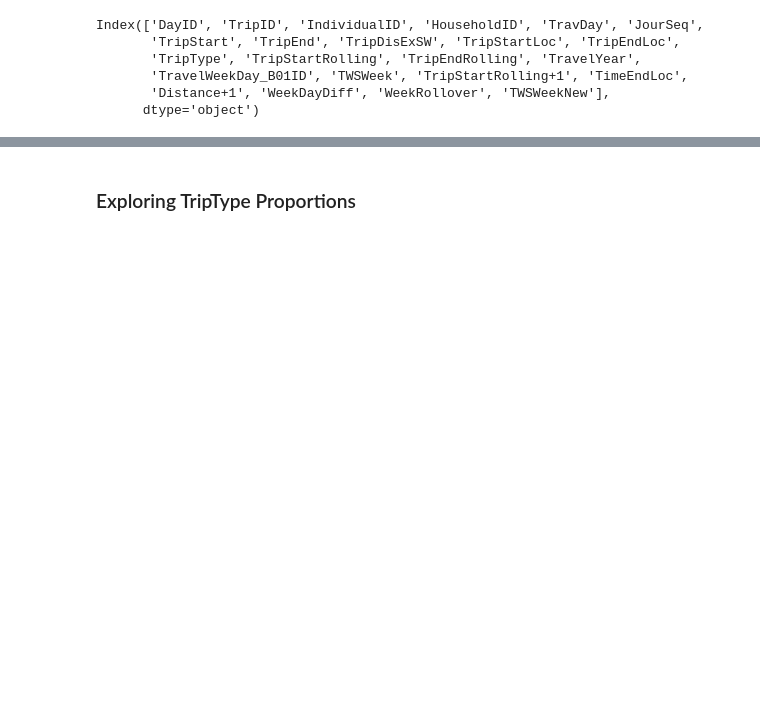
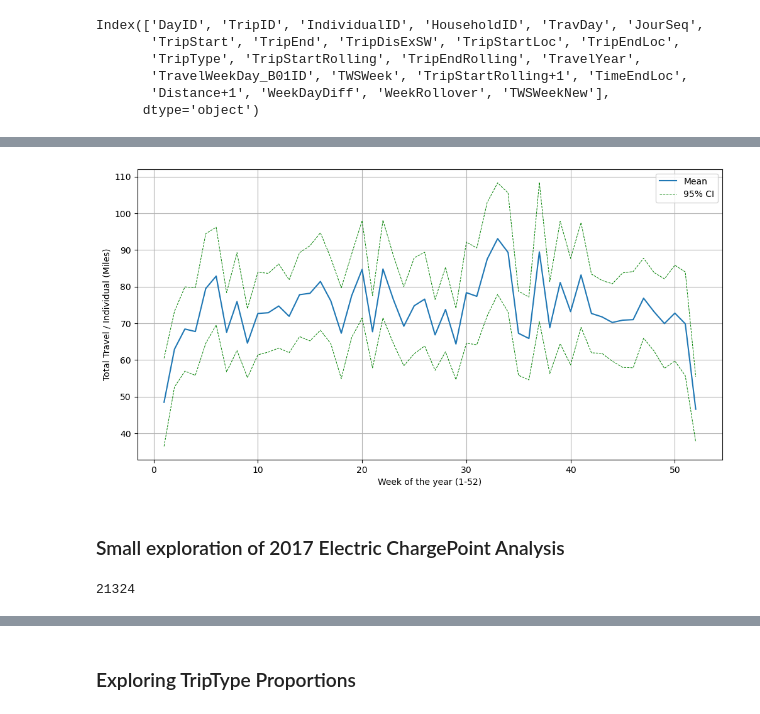
Before and after one commit to andriysinclair/SimulatingEVDemand, a Jupyter notebook: exploration.ipynb, the cells around one changed output, grey strips where cells are left out. Cells and saved outputs as stored; diff of their text form; code cells hidden in the pictures; blank space fills up the shorter version.

```diff
--- a/exploration.ipynb
+++ b/exploration.ipynb
@@ -66,0 +80,34 @@ plt.savefig(plots_folder + "/weekly_trip_distance.pdf", format="pdf")
+# %%
+nts_uk_2017 = nts_uk_2017[~nts_uk_2017["TWSWeekNew"].isin([53,54])]
+
+
+weekly_individual_distance = nts_uk_2017.groupby(["TWSWeekNew", "IndividualID"])["TripDisExSW"].sum()
+
+weekly_average_distance = weekly_individual_distance.groupby("TWSWeekNew").agg(["mean", "std", "count"])
+
+weekly_average_distance["CI"] = 1.96*weekly_average_distance["std"]/ np.sqrt(weekly_average_distance["count"])
+
+weekly_average_distance["CI-"] = weekly_average_distance["mean"] - weekly_average_distance["CI"]
+weekly_average_distance["CI+"] = weekly_average_distance["mean"] + weekly_average_distance["CI"]
+
+x = weekly_average_distance.index
+y = weekly_average_distance["mean"]
+ci_plus = weekly_average_distance["CI+"]
+ci_minus = weekly_average_distance["CI-"]
+
+plt.figure(figsize=(12,6))
+plt.grid()
+plt.plot(x,y, label="Mean")
+plt.plot(x, ci_plus, label="95% CI" , linestyle="--", color="green", linewidth=0.7)
+plt.plot(x, ci_minus, linestyle="--",                 color="green", linewidth=0.7)
+
+plt.legend()
+
+plt.ylabel("Total Travel / Individual (Miles)")
+plt.xlabel("Week of the year (1-52)")
+
+plt.savefig(plots_folder + "/Total_trav_per_individual.pdf", format="pdf")
+# %% [output]
+[figure, added]
+# %% [markdown]
+### Small exploration of 2017 Electric ChargePoint Analysis
@@ -66,0 +118,4 @@ plt.savefig(plots_folder + "/weekly_trip_distance.pdf", format="pdf")
+# %%
+len(ECA_df["CPID"].unique())
+# %% [output]
+21324
```
Also changed, not shown: parts of 21 cells of this notebook, 3 other files.
